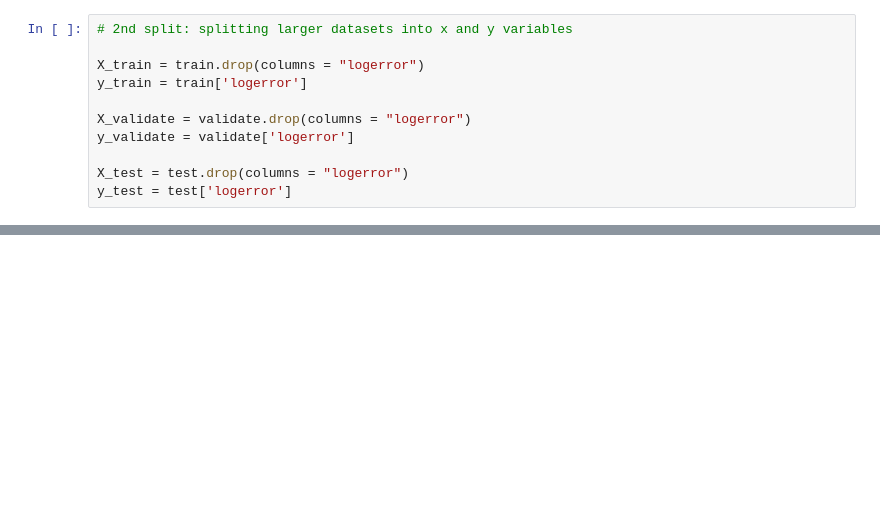
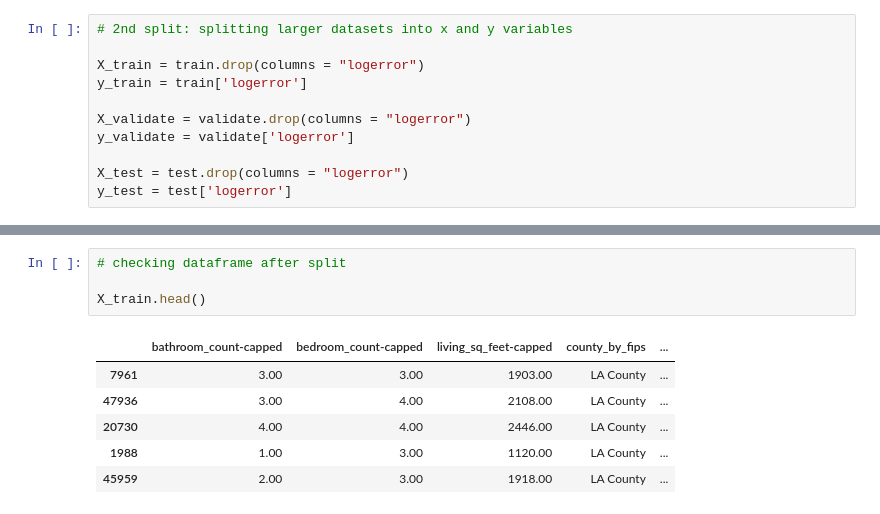
Before and after one commit to mijailmariano/clustering-exercises, a Jupyter notebook: modeling.ipynb, the cells around one changed output, grey strips where cells are left out. Drawn from its saved outputs; the diff is of its cells as text; blank space fills up the shorter version.

```diff
--- a/modeling.ipynb
+++ b/modeling.ipynb
@@ -227,0 +239,11 @@ y_test = test['logerror']
+# %%
+# checking dataframe after split
+
+X_train.head()
+# %% [output]
+|  | bathroom_count-capped | bedroom_count-capped | living_sq_feet-capped | county_by_fips | ... |
+| 7961 | 3.00 | 3.00 | 1903.00 | LA County | ... |
+| 47936 | 3.00 | 4.00 | 2108.00 | LA County | ... |
+| 20730 | 4.00 | 4.00 | 2446.00 | LA County | ... |
+| 1988 | 1.00 | 3.00 | 1120.00 | LA County | ... |
+| 45959 | 2.00 | 3.00 | 1918.00 | LA County | ... |
```
Also changed, not shown: parts of 33 cells of this notebook, 1 other file.
